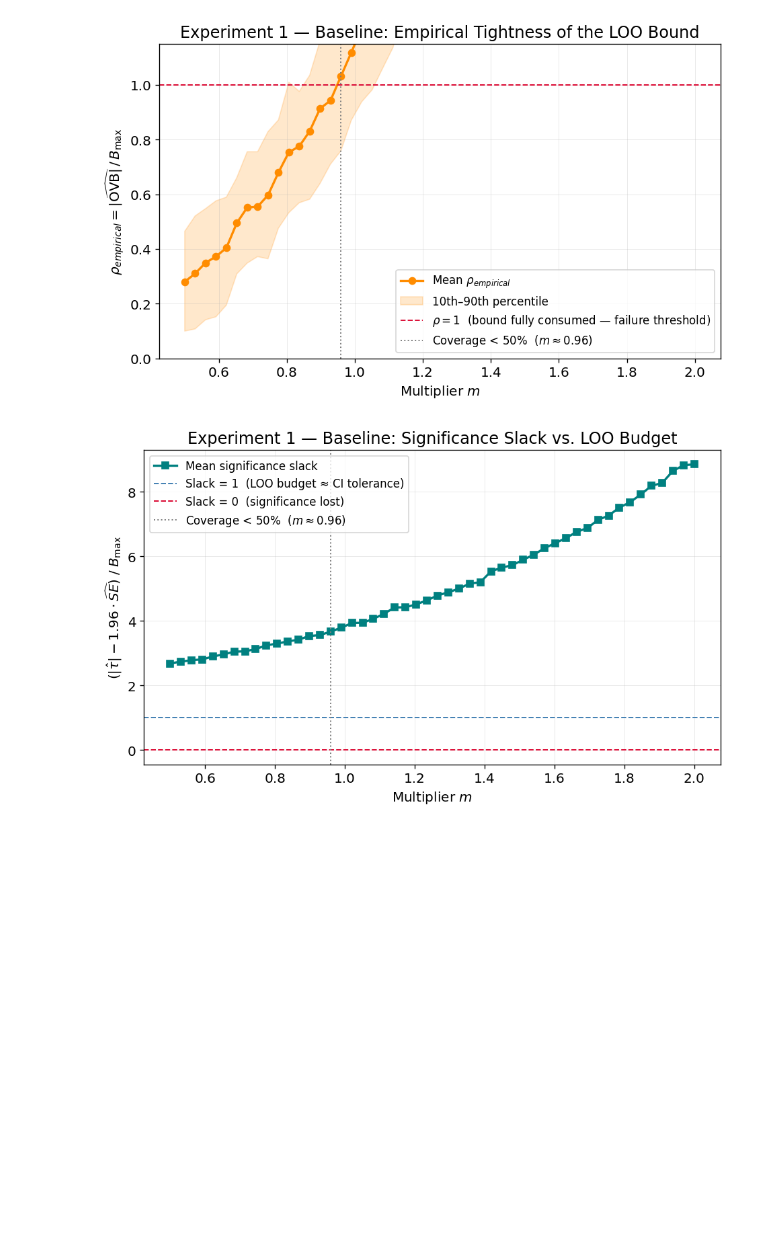
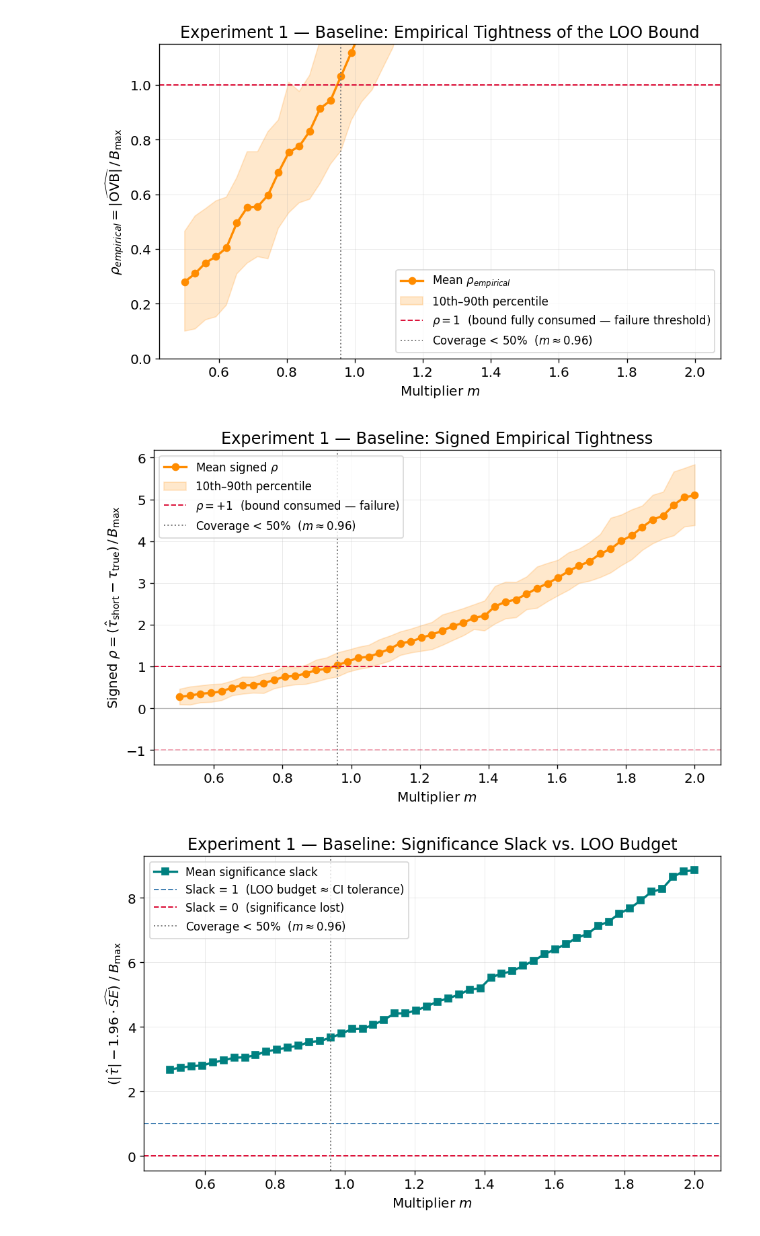
Before and after one commit to Endeville/Informal_Benchmarking, a Jupyter notebook: notebooks/experiment_01_baseline.ipynb, the cells around one changed output. Saved outputs shown, nothing was run; the diff lists cells and outputs as text; code cells hidden in the pictures; blank space fills up the shorter version.

```diff
--- a/notebooks/experiment_01_baseline.ipynb
+++ b/notebooks/experiment_01_baseline.ipynb
@@ -267,6 +282,41 @@ plt.savefig('figures/experiment_01_baseline_rho.png', bbox_inches='tight')
 plt.show()
 # %% [output]
 [figure]
+# %%
+# Signed empirical tightness — preserves direction of bias.
+# For same-direction (positive) confounding, signed ρ > 0 throughout, and
+# crosses +1 at the cliff.  The mirror experiment (Exp 3, β_ya < 0) would
+# produce a reflection crossing −1, enabling the four-panel direction comparison.
+cliff_idx = next((i for i, c in enumerate(coverage) if c < 50), None)
+cliff_m   = multipliers[cliff_idx] if cliff_idx is not None else None
+
+fig, ax = plt.subplots(figsize=(8, 5))
+
+ax.plot(multipliers, mean_signed_rho, marker='o', linewidth=2, color='darkorange',
+        label=r'Mean signed $\rho$')
+ax.fill_between(multipliers, p10_signed_rho, p90_signed_rho,
+                alpha=0.2, color='darkorange', label='10th–90th percentile')
+ax.axhline( 1.0, linestyle='--', color='crimson', linewidth=1.2,
+            label=r'$\rho = +1$  (bound consumed — failure)')
+ax.axhline(-1.0, linestyle='--', color='crimson', linewidth=1.2, alpha=0.35)
+ax.axhline( 0.0, linestyle='-',  color='gray',    linewidth=0.8, alpha=0.5)
+if cliff_m is not None:
+    ax.axvline(cliff_m, linestyle=':', color='gray', linewidth=1.2,
+               label=f'Coverage < 50%  ($m \\approx {cliff_m:.2f}$)')
+
+ax.set_xlabel(r'Multiplier $m$')
+ax.set_ylabel(
+    r'Signed $\rho = (\hat{\tau}_{\mathrm{short}} - \tau_{\mathrm{true}}) \,/\, B_{\max}$'
+)
+ax.set_title('Experiment 1 — Baseline: Signed Empirical Tightness')
+ax.legend(fontsize=10)
+ax.grid(True, alpha=0.3)
+
+plt.tight_layout()
+plt.savefig('figures/experiment_01_baseline_signed_rho.png', bbox_inches='tight')
+plt.show()
+# %% [output]
+[figure, added]
 # %%
 cliff_idx = next((i for i, c in enumerate(coverage) if c < 50), None)
 cliff_m   = multipliers[cliff_idx] if cliff_idx is not None else None
```
Also changed, not shown: parts of 5 cells of this notebook, 3 other files.
